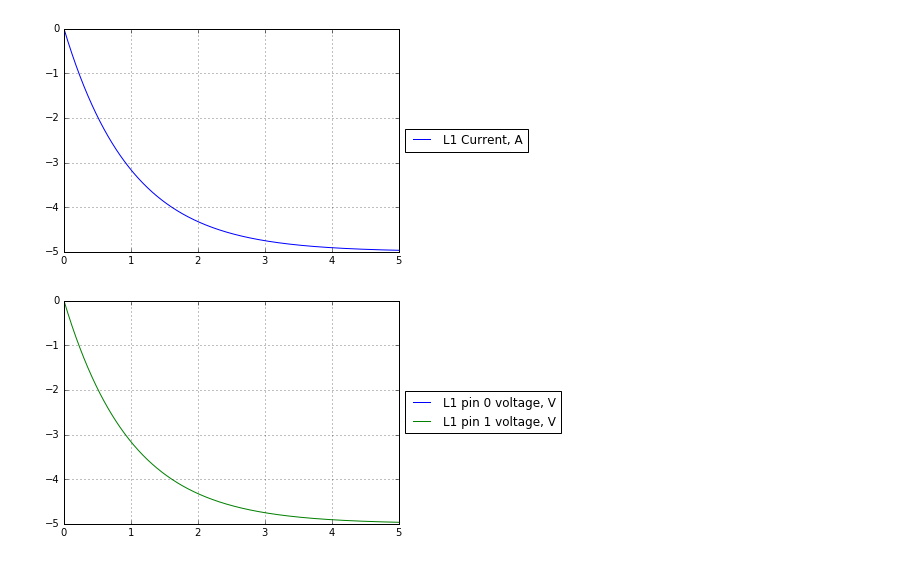
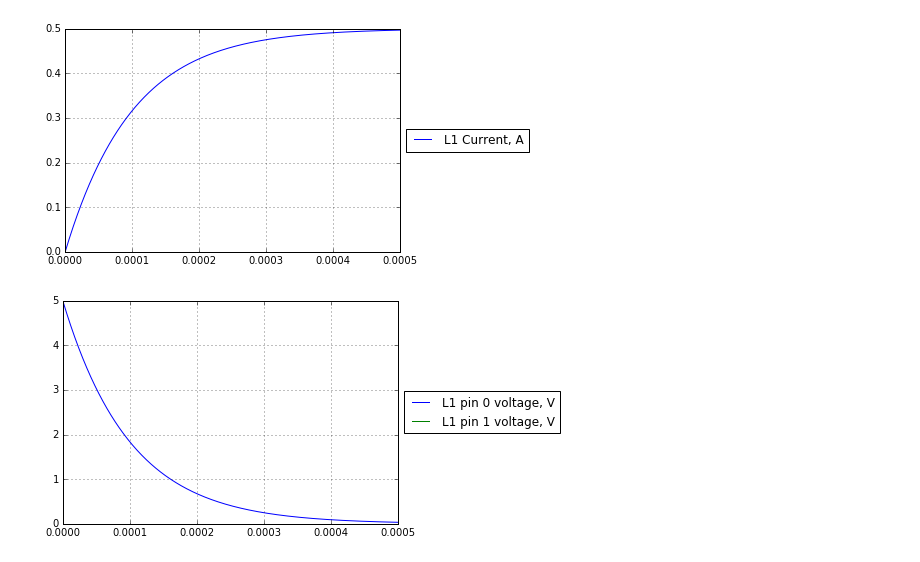
Before and after one commit to uranix/simple-circuit-sim, a Jupyter notebook: Circuit.ipynb, the cells around one changed output. Cells and saved outputs as stored; diff of their text form; code cells hidden in the pictures.

```diff
--- a/Circuit.ipynb
+++ b/Circuit.ipynb
@@ -75,14 +0,0 @@ class Capacitor(Element):
-# %%
-class Inductor(Element):
-    def __init__(self, name=None, L=1e-3, I0=0):
-        self.L = L
-        super(Inductor, self).__init__(name, 2, Current=I0)
-        self.Current = self.state(0)
-    def __repr__(self):
-        title = 'Inductor ' + self.name if self.name else 'Unnamed inductor'
-        return title + ' with L=%g H' % (self.L)
-    def law(self, t):
-        eq1 = self[1].V - self[0].V + self.L * self.Current.dQdt
-        eq2 = self[0].I + self[1].I
-        eq3 = self[0].I - self.Current.Q
-        return np.array([eq1, eq2, eq3])
@@ -378,0 +51,15 @@ Elapsed simulation time: 0.012879610992968082 seconds.
+# %%
+G1 = Emf("G1", E=5)
+R1 = Resistor("R1", R=10)
+L1 = Inductor("L1", L=1e-3)
+GND = Ground("GND")
+
+c2 = Circuit("RL")
+c2.connect(G1.Plus, R1.Pin0)
+c2.connect(R1.Pin1, L1.Pin0)
+c2.connect(L1.Pin1, GND.Pin)
+c2.connect(G1.Minus, GND.Pin)
+
+t_LR = L1.L/R1.R
+
+c2.simulate(5 * t_LR, verbose=True, test_jac_args=None)
@@ -379,13 +84,13 @@ Elapsed simulation time: 0.012879610992968082 seconds.
 # %%
-plt.plot(c2.T, L1.Current.Q, label='L1 Current, A')
+plt.plot(c2.T, L1.Current.val, label='L1 Current, A')
 plt.legend(loc='center left', bbox_to_anchor=((1, 0.5)))
 plt.grid()
 plt.figure()
 plt.plot(c2.T, L1[0].V, label='L1 pin 0 voltage, V')
 plt.plot(c2.T, L1[1].V, label='L1 pin 1 voltage, V')
 plt.legend(loc='center left', bbox_to_anchor=((1, 0.5)))
 plt.grid()
 plt.show()
 # %% [output]
-[figure, old version]
+[figure, new version]
-[figure, old version]
+[figure, new version]
```
Also changed, not shown: parts of 27 cells of this notebook, 3 other files.
